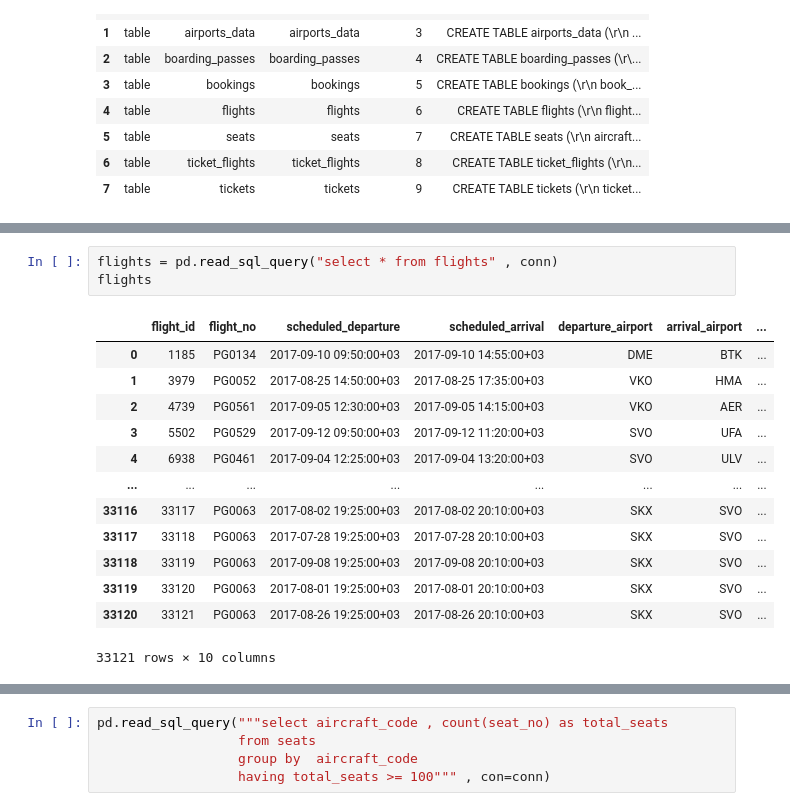
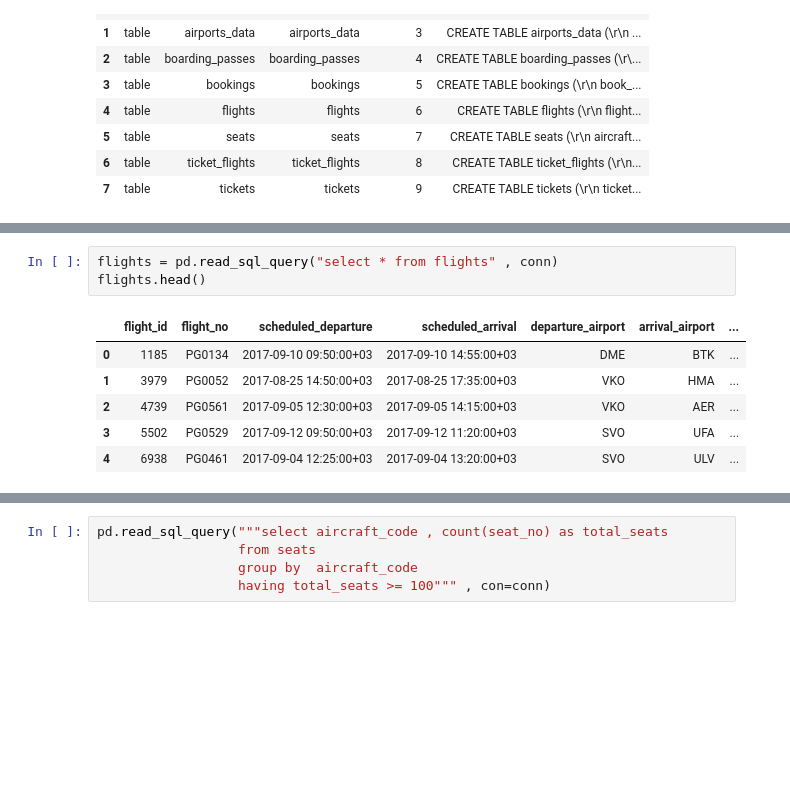
Before and after one commit to surajdjjadhav/Aircraft-Operations, a Jupyter notebook: airline.ipynb, the cells around one changed output, grey strips where cells are left out. Saved outputs shown, nothing was run; the diff lists cells and outputs as text; blank space fills up the shorter version.

```diff
--- a/airline.ipynb
+++ b/airline.ipynb
@@ -106,19 +75,12 @@ boarding_passes
 # %%
 flights = pd.read_sql_query("select * from flights" , conn)
-flights
+flights.head()
 # %% [output]
 |  | flight_id | flight_no | scheduled_departure | scheduled_arrival | departure_airport | arrival_airport | ... |
 | 0 | 1185 | PG0134 | 2017-09-10 09:50:00+03 | 2017-09-10 14:55:00+03 | DME | BTK | ... |
 | 1 | 3979 | PG0052 | 2017-08-25 14:50:00+03 | 2017-08-25 17:35:00+03 | VKO | HMA | ... |
 | 2 | 4739 | PG0561 | 2017-09-05 12:30:00+03 | 2017-09-05 14:15:00+03 | VKO | AER | ... |
 | 3 | 5502 | PG0529 | 2017-09-12 09:50:00+03 | 2017-09-12 11:20:00+03 | SVO | UFA | ... |
 | 4 | 6938 | PG0461 | 2017-09-04 12:25:00+03 | 2017-09-04 13:20:00+03 | SVO | ULV | ... |
-| ... | ... | ... | ... | ... | ... | ... | ... |
-| 33116 | 33117 | PG0063 | 2017-08-02 19:25:00+03 | 2017-08-02 20:10:00+03 | SKX | SVO | ... |
-| 33117 | 33118 | PG0063 | 2017-07-28 19:25:00+03 | 2017-07-28 20:10:00+03 | SKX | SVO | ... |
-| 33118 | 33119 | PG0063 | 2017-09-08 19:25:00+03 | 2017-09-08 20:10:00+03 | SKX | SVO | ... |
-| 33119 | 33120 | PG0063 | 2017-08-01 19:25:00+03 | 2017-08-01 20:10:00+03 | SKX | SVO | ... |
-| 33120 | 33121 | PG0063 | 2017-08-26 19:25:00+03 | 2017-08-26 20:10:00+03 | SKX | SVO | ... |
-33121 rows × 10 columns
 # %%
 seats = pd.read_sql_query("select * from seats" , conn )
```
Also changed, not shown: parts of 38 cells of this notebook.
